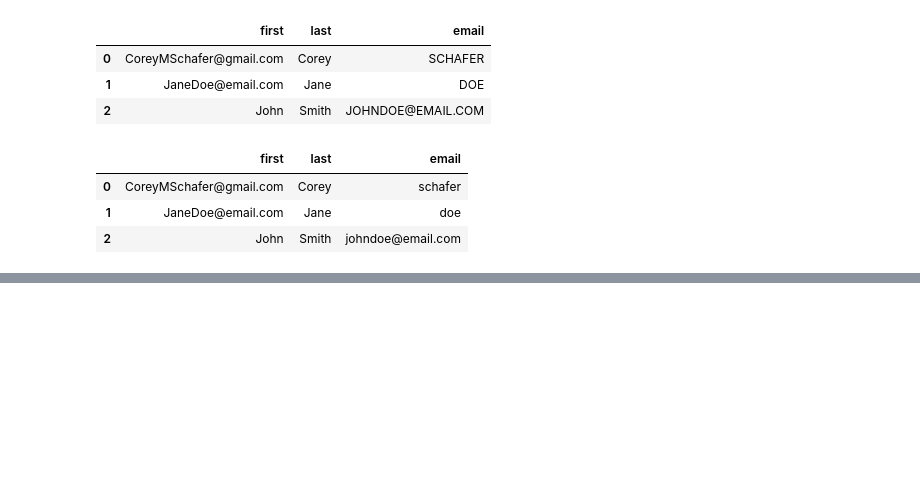
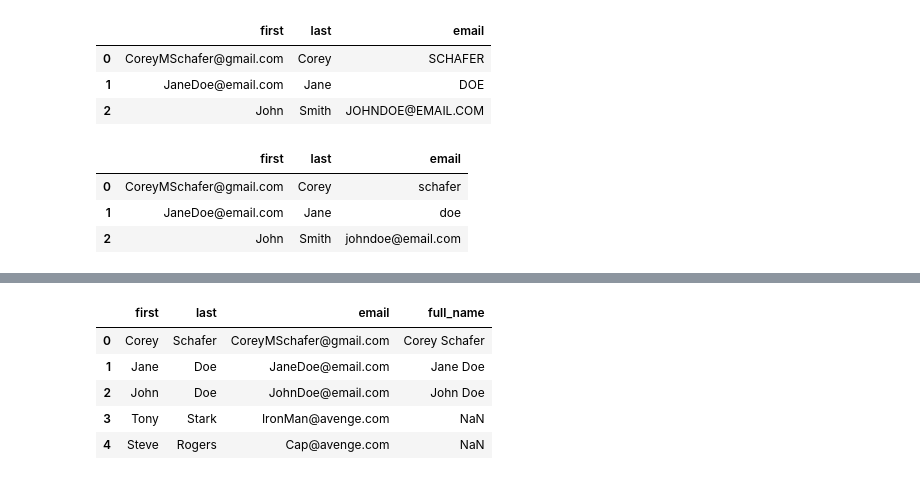
Before and after one commit to Artificerio/mldt, a Jupyter notebook: beginner_pandas/1.ipynb, the cells around one changed output, grey strips where cells are left out. Saved outputs shown, nothing was run; the diff lists cells and outputs as text; code cells hidden in the pictures; blank space fills up the shorter version.

```diff
--- a/beginner_pandas/1.ipynb
+++ b/beginner_pandas/1.ipynb
@@ -194,0 +270,10 @@ df['first'].replace({'Corey' : 'Chris', 'Ja ne' : 'Mary'})
+# %%
+df.drop_duplicates(inplace=True) # remove all duplicates
+df
+# %% [output]
+|  | first | last | email | full_name |
+| 0 | Corey | Schafer | CoreyMSchafer@gmail.com | Corey Schafer |
+| 1 | Jane | Doe | JaneDoe@email.com | Jane Doe |
+| 2 | John | Doe | JohnDoe@email.com | John Doe |
+| 3 | Tony | Stark | IronMan@avenge.com | NaN |
+| 4 | Steve | Rogers | Cap@avenge.com | NaN |
```
Also changed, not shown: parts of 10 cells of this notebook, 1 other file.
